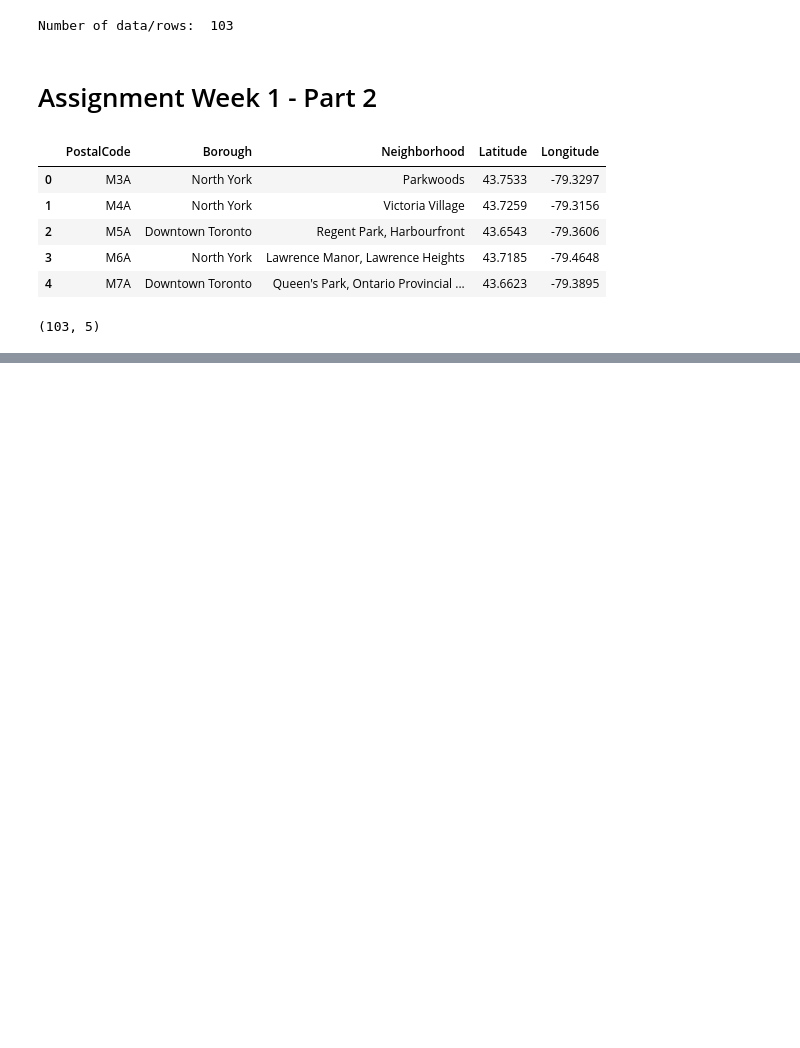
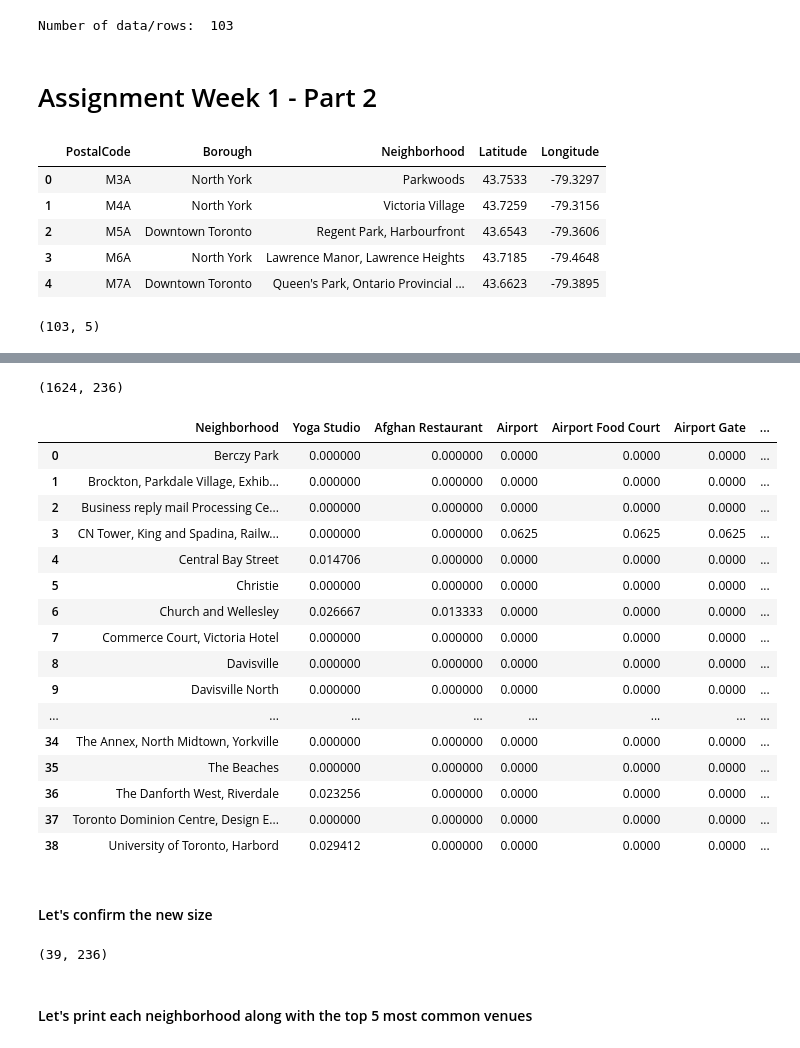
Before and after one commit to satyendrakumar1441/Coursera_Capstone, a Jupyter notebook: capstone_week_3_assignment_1.ipynb, the cells around one changed output, grey strips where cells are left out. Saved outputs shown, nothing was run; the diff lists cells and outputs as text; code cells hidden in the pictures; blank space fills up the shorter version.

```diff
--- a/capstone_week_3_assignment_1.ipynb
+++ b/capstone_week_3_assignment_1.ipynb
@@ -172,0 +200,25 @@ neighborhoods.shape
+# %%
+import json # library to handle JSON files
+
+#!conda install -c conda-forge geopy --yes # uncomment this line if you haven't completed the Foursquare API lab
+!pip install geopy
+from geopy.geocoders import Nominatim # convert an address into latitude and longitude values
+
+import requests # library to handle requests
+from pandas.io.json import json_normalize # tranform JSON file into a pandas dataframe
+
+# Matplotlib and associated plotting modules
+import matplotlib.cm as cm
+import matplotlib.colors as colors
+
+# import k-means from clustering stage
+from sklearn.cluster import KMeans
+
+#!conda install -c conda-forge folium=0.5.0 --yes # uncomment this line if you haven't completed the Foursquare API lab
+!pip install folium
+import folium # map rendering library
+
+pd.set_option('display.max_columns', None)
+pd.set_option('display.max_rows', None)
+
+print('Libraries imported.')
@@ -172,0 +293,5 @@ neighborhoods.shape
+# %%
+toronto_venues = getNearbyVenues(names=toronto_df['Neighborhood'],
+                                   latitudes=toronto_df['Latitude'],
+                                   longitudes=toronto_df['Longitude']
+                                  )
@@ -172,0 +353,11 @@ neighborhoods.shape
+# %%
+#  Analyze Each Neighborhood
+# one hot encoding
+toronto_onehot = pd.get_dummies(toronto_venues[['Venue Category']], prefix="", prefix_sep="")
+
+# add neighborhood column back to dataframe
+toronto_onehot['Neighborhood'] = toronto_venues['Neighborhood']
+
+# move neighborhood column to the first column
+fixed_columns = [toronto_onehot.columns[-1]] + list(toronto_onehot.columns[:-1])
+toronto_onehot = toronto_onehot[fixed_columns]
@@ -172,0 +396,33 @@ neighborhoods.shape
+# %%
+toronto_onehot.shape
+# %% [output]
+(1624, 236)
+# %%
+toronto_grouped = toronto_onehot.groupby('Neighborhood').mean().reset_index()
+toronto_grouped
+# %% [output]
+|  | Neighborhood | Yoga Studio | Afghan Restaurant | Airport | Airport Food Court | Airport Gate | ... |
+| 0 | Berczy Park | 0.000000 | 0.000000 | 0.0000 | 0.0000 | 0.0000 | ... |
+| 1 | Brockton, Parkdale Village, Exhib... | 0.000000 | 0.000000 | 0.0000 | 0.0000 | 0.0000 | ... |
+| 2 | Business reply mail Processing Ce... | 0.000000 | 0.000000 | 0.0000 | 0.0000 | 0.0000 | ... |
+| 3 | CN Tower, King and Spadina, Railw... | 0.000000 | 0.000000 | 0.0625 | 0.0625 | 0.0625 | ... |
+| 4 | Central Bay Street | 0.014706 | 0.000000 | 0.0000 | 0.0000 | 0.0000 | ... |
+| 5 | Christie | 0.000000 | 0.000000 | 0.0000 | 0.0000 | 0.0000 | ... |
+| 6 | Church and Wellesley | 0.026667 | 0.013333 | 0.0000 | 0.0000 | 0.0000 | ... |
+| 7 | Commerce Court, Victoria Hotel | 0.000000 | 0.000000 | 0.0000 | 0.0000 | 0.0000 | ... |
+| 8 | Davisville | 0.000000 | 0.000000 | 0.0000 | 0.0000 | 0.0000 | ... |
+| 9 | Davisville North | 0.000000 | 0.000000 | 0.0000 | 0.0000 | 0.0000 | ... |
+| ... | ... | ... | ... | ... | ... | ... | ... |
+| 34 | The Annex, North Midtown, Yorkville | 0.000000 | 0.000000 | 0.0000 | 0.0000 | 0.0000 | ... |
+| 35 | The Beaches | 0.000000 | 0.000000 | 0.0000 | 0.0000 | 0.0000 | ... |
+| 36 | The Danforth West, Riverdale | 0.023256 | 0.000000 | 0.0000 | 0.0000 | 0.0000 | ... |
+| 37 | Toronto Dominion Centre, Design E... | 0.000000 | 0.000000 | 0.0000 | 0.0000 | 0.0000 | ... |
+| 38 | University of Toronto, Harbord | 0.029412 | 0.000000 | 0.0000 | 0.0000 | 0.0000 | ... |
+# %% [markdown]
+#### Let's confirm the new size
+# %%
+toronto_grouped.shape
+# %% [output]
+(39, 236)
+# %% [markdown]
+#### Let's print each neighborhood along with the top 5 most common venues
```
Also changed, not shown: parts of 35 cells of this notebook.
